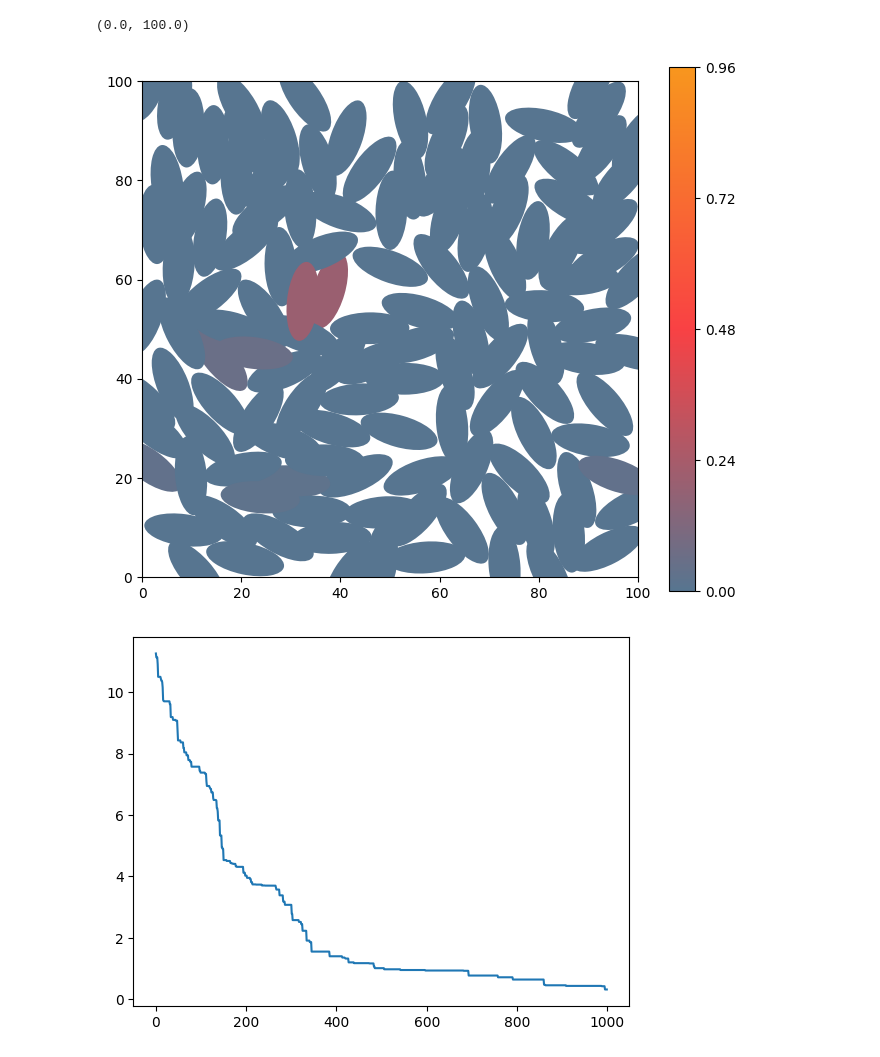
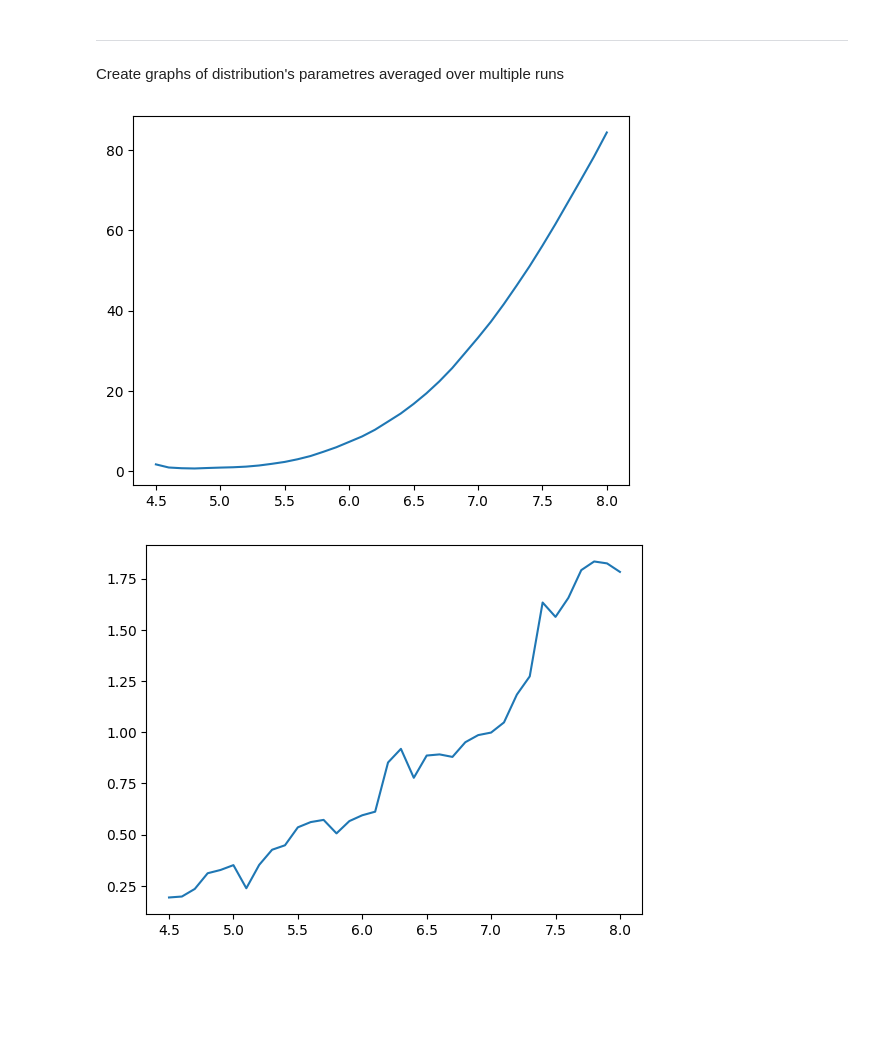
Before and after one commit to tinaaah/magistrska, a Jupyter notebook: code/test_jl.ipynb, the cells around one changed output. Drawn from its saved outputs; the diff is of its cells as text; code cells hidden in the pictures; blank space fills up the shorter version.

```diff
--- a/code/test_jl.ipynb
+++ b/code/test_jl.ipynb
@@ -42,30 +38,31 @@ maxima = np.round(np.max(Energy), 2)
 norm = colors.Normalize(vmin=minima, vmax=maxima, clip=True)
 mapper = cm.ScalarMappable(norm=norm, cmap=my_palette)
 # %%
-plt.figure(figsize=(8,8))
+grid = [1000,1000]
+i = 1
+for distribution in growth:
+    plt.figure(figsize=(8,8))
+    for sample in distribution:
+        v = sample['energy']
 
-index = 0
-for sample in distribution:
-    v = Energy[-1,index]
-    # v = coord_number[-1,index]
+        center, a, b, angle = sample['center'], 2*sample['a'], 2*sample['b'], sample['angle']*180/math.pi
+        ellipse = patches.Ellipse(center, a, b, angle)
 
-    center, a, b, angle = sample['center'], 2*sample['a'], 2*sample['b'], sample['angle']*180/math.pi
-    ellipse = patches.Ellipse(center, a, b, angle)
+        plt.gca().add_patch(ellipse)
+        ellipse.set_facecolor(mapper.to_rgba(v))
+        ellipse.set_label('_nolegend_')
 
-    plt.gca().add_patch(ellipse)
-    ellipse.set_facecolor(mapper.to_rgba(v))
-    ellipse.set_label('_nolegend_')
+    cbar = np.round( np.linspace(minima, maxima, 5, endpoint=True), 2)
+    plt.colorbar(mapper, ticks=cbar, shrink=0.85, orientation='vertical')
 
-    index += 1
+    plt.axis('scaled')
+    plt.xlim(0.0, grid[0])
+    plt.ylim(0.0, grid[1])
 
-cbar = np.round( np.linspace(minima, maxima, 5, endpoint=True), 2)
-plt.colorbar(mapper, ticks=cbar, shrink=0.85, orientation='vertical')
-
-plt.axis('scaled')
-plt.xlim(0.0, grid[0])
-plt.ylim(0.0, grid[1])
-
-# tikzplotlib.save("test.tex")
+    output_name = "../figures/gifs/N_1024/" + f"pic{i:02d}.png"
+    plt.savefig(output_name, bbox_inches='tight')
+    plt.close()
+    i += 1
-# %% [output]
-(0.0, 100.0)
-[figure, removed]
+# %% [markdown]
+___
+Create graphs of distribution's parametres averaged over multiple runs
@@ -72,12 +83,18 @@ plt.ylim(0.0, grid[1])
 # %%
 ## check parametres
-x = np.arange(len(Energy[:,0]))
-
-## E = 1/2*u_i ---> 2x štejemo vse pare
-y = 0.5*np.sum(Energy, axis=1)
+x = a_range
+y = energy
 plt.plot(x, y)
 plt.show()
 # %% [output]
-[figure, old version]
+[figure, new version]
+# %%
+## check parametres
+x = a_range
+y = energy_error
+plt.plot(x, y)
+plt.show()
+# %% [output]
+[figure, added]
 # %%
 ## Coordination numbers
```
Also changed, not shown: parts of 30 cells of this notebook, 15 other files.
